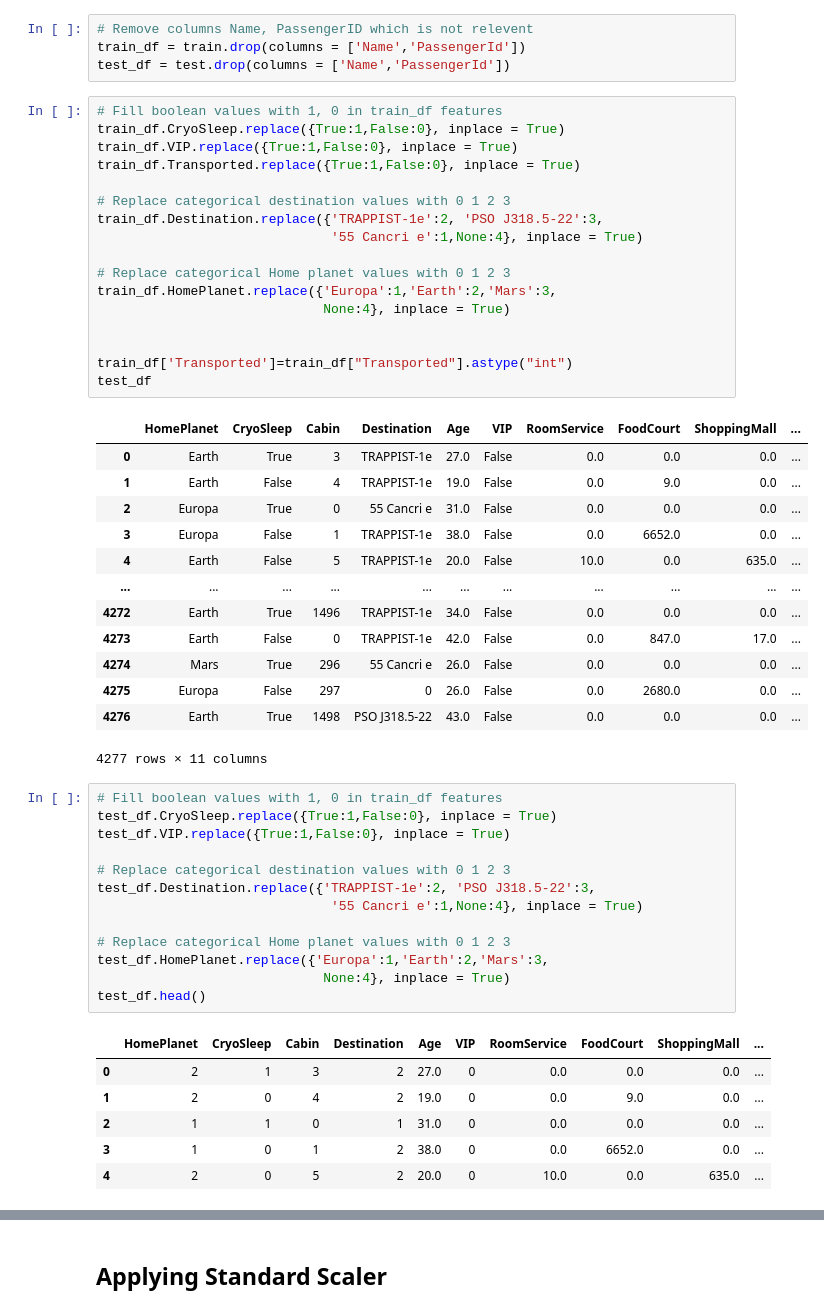
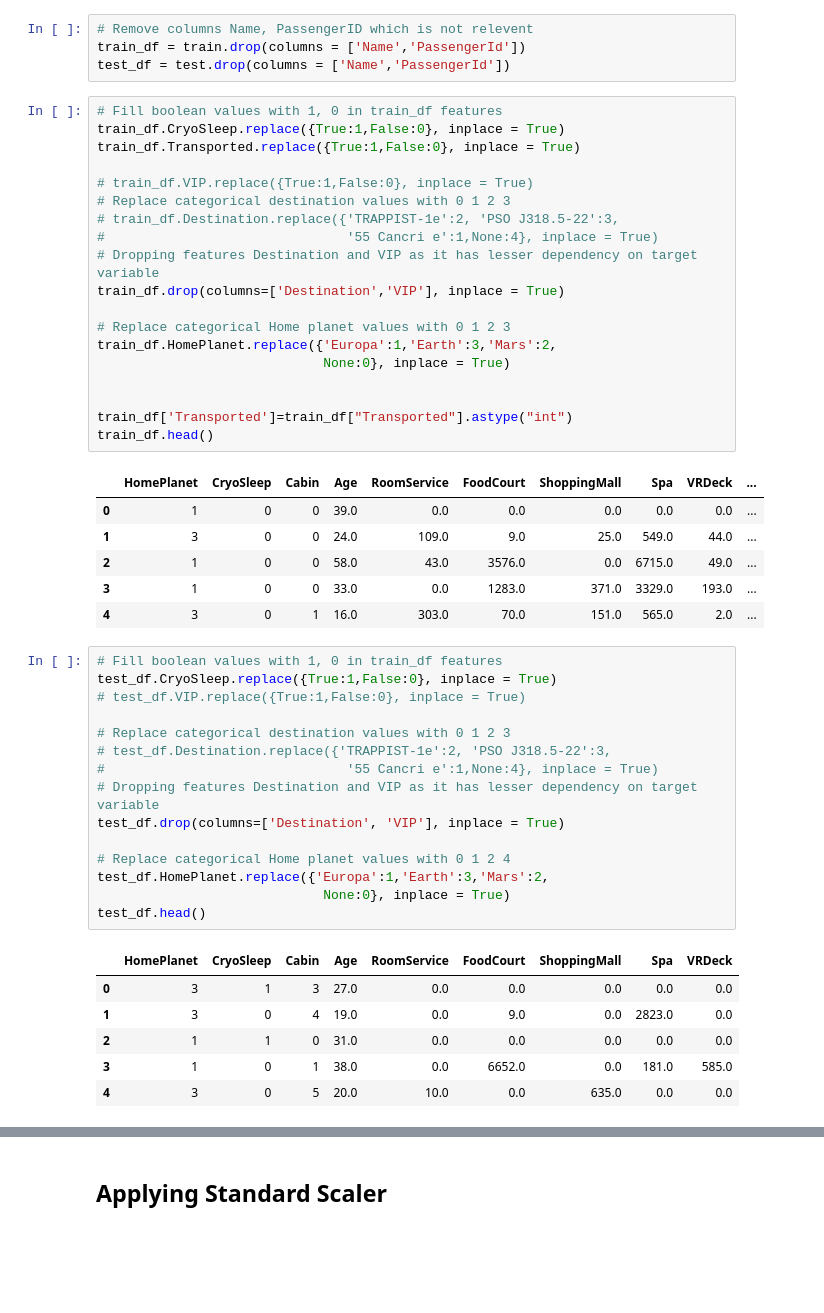
Before and after one commit to SoniMohandas/spaceship-titanic, a Jupyter notebook: spaceship.ipynb, the cells around one changed output, grey strips where cells are left out. Saved outputs shown, nothing was run; the diff lists cells and outputs as text; blank space fills up the shorter version.

```diff
--- a/spaceship.ipynb
+++ b/spaceship.ipynb
@@ -132,54 +132,51 @@ test_df = test.drop(columns = ['Name','PassengerId'])
 # %%
 # Fill boolean values with 1, 0 in train_df features
 train_df.CryoSleep.replace({True:1,False:0}, inplace = True)
-train_df.VIP.replace({True:1,False:0}, inplace = True)
 train_df.Transported.replace({True:1,False:0}, inplace = True)
 
+# train_df.VIP.replace({True:1,False:0}, inplace = True)
 # Replace categorical destination values with 0 1 2 3
-train_df.Destination.replace({'TRAPPIST-1e':2, 'PSO J318.5-22':3,
-                              '55 Cancri e':1,None:4}, inplace = True)
+# train_df.Destination.replace({'TRAPPIST-1e':2, 'PSO J318.5-22':3,
+#                               '55 Cancri e':1,None:4}, inplace = True)
+# Dropping features Destination and VIP as it has lesser dependency on target variable
+train_df.drop(columns=['Destination','VIP'], inplace = True)
 
 # Replace categorical Home planet values with 0 1 2 3
-train_df.HomePlanet.replace({'Europa':1,'Earth':2,'Mars':3,
-                             None:4}, inplace = True)
+train_df.HomePlanet.replace({'Europa':1,'Earth':3,'Mars':2,
+                             None:0}, inplace = True)
 
 
 train_df['Transported']=train_df["Transported"].astype("int")
-test_df
+train_df.head()
 # %% [output]
-|  | HomePlanet | CryoSleep | Cabin | Destination | Age | VIP | RoomService | FoodCourt | ShoppingMall | ... |
-| 0 | Earth | True | 3 | TRAPPIST-1e | 27.0 | False | 0.0 | 0.0 | 0.0 | ... |
-| 1 | Earth | False | 4 | TRAPPIST-1e | 19.0 | False | 0.0 | 9.0 | 0.0 | ... |
-| 2 | Europa | True | 0 | 55 Cancri e | 31.0 | False | 0.0 | 0.0 | 0.0 | ... |
-| 3 | Europa | False | 1 | TRAPPIST-1e | 38.0 | False | 0.0 | 6652.0 | 0.0 | ... |
-| 4 | Earth | False | 5 | TRAPPIST-1e | 20.0 | False | 10.0 | 0.0 | 635.0 | ... |
-| ... | ... | ... | ... | ... | ... | ... | ... | ... | ... | ... |
-| 4272 | Earth | True | 1496 | TRAPPIST-1e | 34.0 | False | 0.0 | 0.0 | 0.0 | ... |
-| 4273 | Earth | False | 0 | TRAPPIST-1e | 42.0 | False | 0.0 | 847.0 | 17.0 | ... |
-| 4274 | Mars | True | 296 | 55 Cancri e | 26.0 | False | 0.0 | 0.0 | 0.0 | ... |
-| 4275 | Europa | False | 297 | 0 | 26.0 | False | 0.0 | 2680.0 | 0.0 | ... |
-| 4276 | Earth | True | 1498 | PSO J318.5-22 | 43.0 | False | 0.0 | 0.0 | 0.0 | ... |
+|  | HomePlanet | CryoSleep | Cabin | Age | RoomService | FoodCourt | ShoppingMall | Spa | VRDeck | ... |
+| 0 | 1 | 0 | 0 | 39.0 | 0.0 | 0.0 | 0.0 | 0.0 | 0.0 | ... |
+| 1 | 3 | 0 | 0 | 24.0 | 109.0 | 9.0 | 25.0 | 549.0 | 44.0 | ... |
+| 2 | 1 | 0 | 0 | 58.0 | 43.0 | 3576.0 | 0.0 | 6715.0 | 49.0 | ... |
+| 3 | 1 | 0 | 0 | 33.0 | 0.0 | 1283.0 | 371.0 | 3329.0 | 193.0 | ... |
+| 4 | 3 | 0 | 1 | 16.0 | 303.0 | 70.0 | 151.0 | 565.0 | 2.0 | ... |
-4277 rows × 11 columns
 # %%
 # Fill boolean values with 1, 0 in train_df features
 test_df.CryoSleep.replace({True:1,False:0}, inplace = True)
-test_df.VIP.replace({True:1,False:0}, inplace = True)
+# test_df.VIP.replace({True:1,False:0}, inplace = True)
 
 # Replace categorical destination values with 0 1 2 3
-test_df.Destination.replace({'TRAPPIST-1e':2, 'PSO J318.5-22':3,
-                              '55 Cancri e':1,None:4}, inplace = True)
+# test_df.Destination.replace({'TRAPPIST-1e':2, 'PSO J318.5-22':3,
+#                               '55 Cancri e':1,None:4}, inplace = True)
+# Dropping features Destination and VIP as it has lesser dependency on target variable
+test_df.drop(columns=['Destination', 'VIP'], inplace = True)
 
-# Replace categorical Home planet values with 0 1 2 3
-test_df.HomePlanet.replace({'Europa':1,'Earth':2,'Mars':3,
-                             None:4}, inplace = True)
+# Replace categorical Home planet values with 0 1 2 4
+test_df.HomePlanet.replace({'Europa':1,'Earth':3,'Mars':2,
+                             None:0}, inplace = True)
 test_df.head()
 # %% [output]
-|  | HomePlanet | CryoSleep | Cabin | Destination | Age | VIP | RoomService | FoodCourt | ShoppingMall | ... |
-| 0 | 2 | 1 | 3 | 2 | 27.0 | 0 | 0.0 | 0.0 | 0.0 | ... |
-| 1 | 2 | 0 | 4 | 2 | 19.0 | 0 | 0.0 | 9.0 | 0.0 | ... |
-| 2 | 1 | 1 | 0 | 1 | 31.0 | 0 | 0.0 | 0.0 | 0.0 | ... |
-| 3 | 1 | 0 | 1 | 2 | 38.0 | 0 | 0.0 | 6652.0 | 0.0 | ... |
-| 4 | 2 | 0 | 5 | 2 | 20.0 | 0 | 10.0 | 0.0 | 635.0 | ... |
+|  | HomePlanet | CryoSleep | Cabin | Age | RoomService | FoodCourt | ShoppingMall | Spa | VRDeck |
+| 0 | 3 | 1 | 3 | 27.0 | 0.0 | 0.0 | 0.0 | 0.0 | 0.0 |
+| 1 | 3 | 0 | 4 | 19.0 | 0.0 | 9.0 | 0.0 | 2823.0 | 0.0 |
+| 2 | 1 | 1 | 0 | 31.0 | 0.0 | 0.0 | 0.0 | 0.0 | 0.0 |
+| 3 | 1 | 0 | 1 | 38.0 | 0.0 | 6652.0 | 0.0 | 181.0 | 585.0 |
+| 4 | 3 | 0 | 5 | 20.0 | 10.0 | 0.0 | 635.0 | 0.0 | 0.0 |
 # %%
 import plotly.express as px
 import seaborn as sns
```
Also changed, not shown: parts of 29 cells of this notebook, 11 other files.
